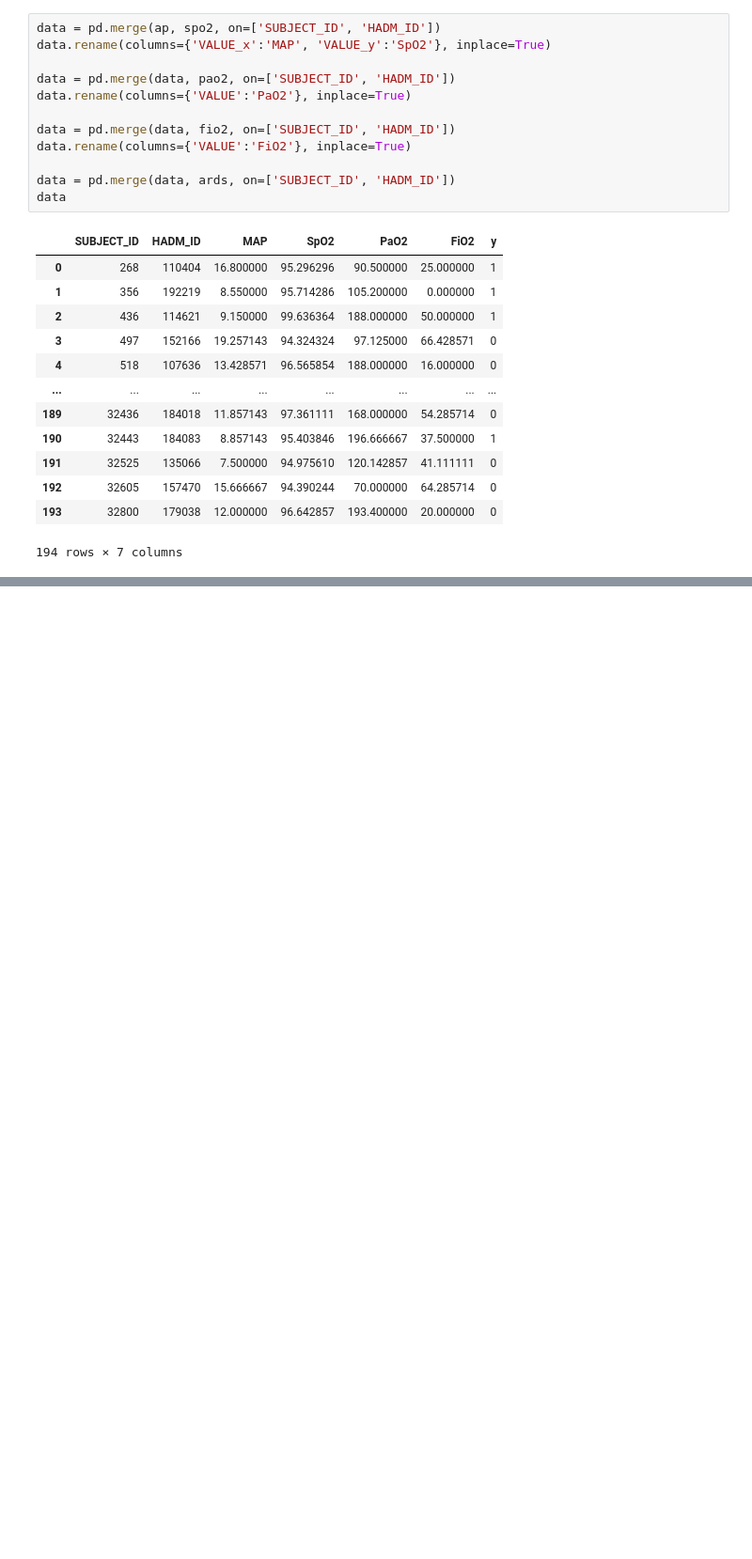
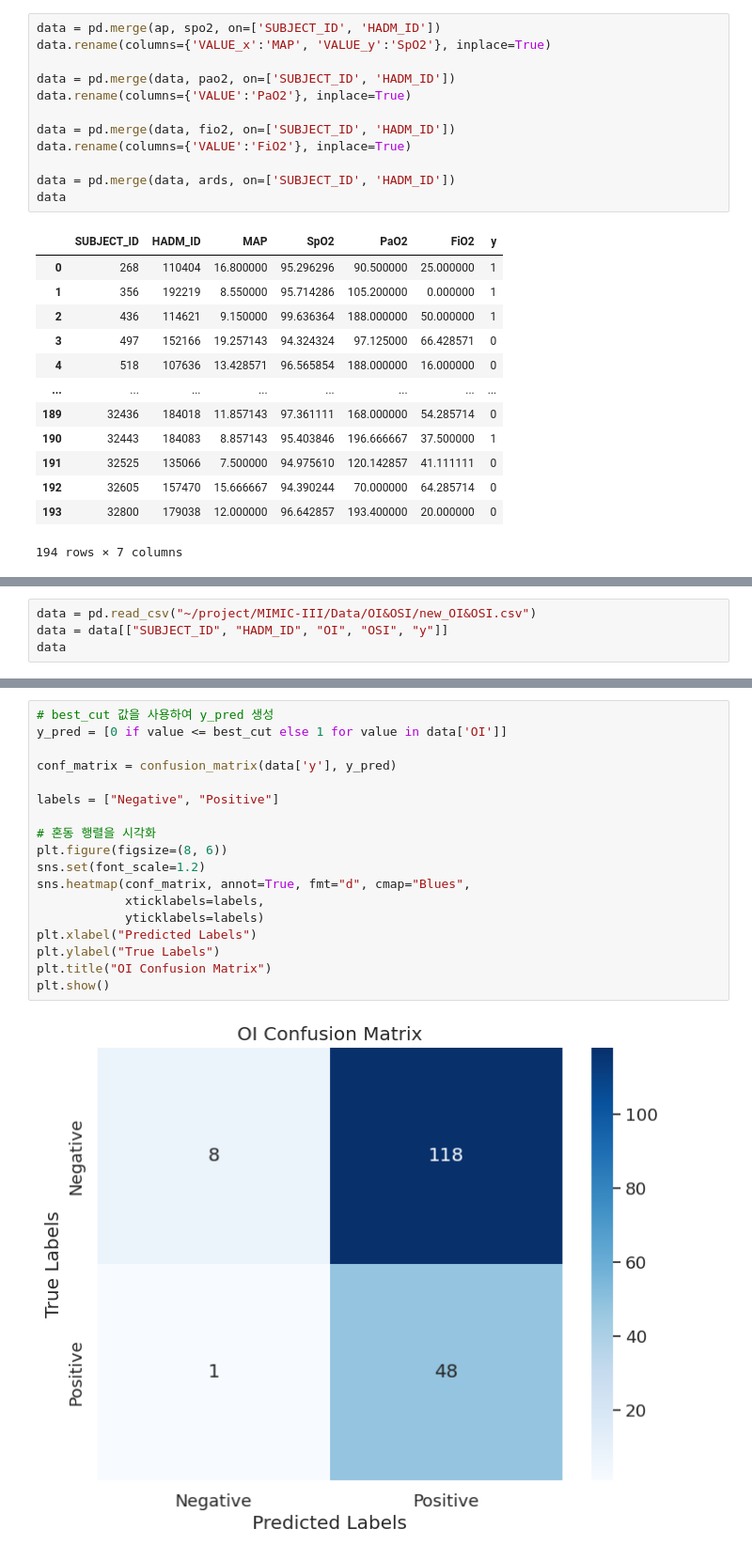
Before and after one commit to NohJangHyun/MIMIC-III-mortality-prediction, a Jupyter notebook: Baseline Score/re-extract OI&OSI.ipynb, the cells around one changed output, grey strips where cells are left out. Shown at 94% size. Cells and saved outputs as stored; diff of their text form; blank space fills up the shorter version.

```diff
--- a/Baseline Score/re-extract OI&OSI.ipynb
+++ b/Baseline Score/re-extract OI&OSI.ipynb
@@ -306,0 +364,4 @@ OSI 열의 표준편차: 3.7636555759600663
+# %%
+data = pd.read_csv("~/project/MIMIC-III/Data/OI&OSI/new_OI&OSI.csv")
+data = data[["SUBJECT_ID", "HADM_ID", "OI", "OSI", "y"]]
+data
@@ -306,0 +438,20 @@ OSI 열의 표준편차: 3.7636555759600663
+# %%
+# best_cut 값을 사용하여 y_pred 생성
+y_pred = [0 if value <= best_cut else 1 for value in data['OI']]
+
+conf_matrix = confusion_matrix(data['y'], y_pred)
+
+labels = ["Negative", "Positive"]
+
+# 혼동 행렬을 시각화
+plt.figure(figsize=(8, 6))
+sns.set(font_scale=1.2)
+sns.heatmap(conf_matrix, annot=True, fmt="d", cmap="Blues",
+            xticklabels=labels,
+            yticklabels=labels)
+plt.xlabel("Predicted Labels")
+plt.ylabel("True Labels")
+plt.title("OI Confusion Matrix")
+plt.show()
+# %% [output]
+[figure, added]
```
Also changed, not shown: parts of 26 cells of this notebook.
